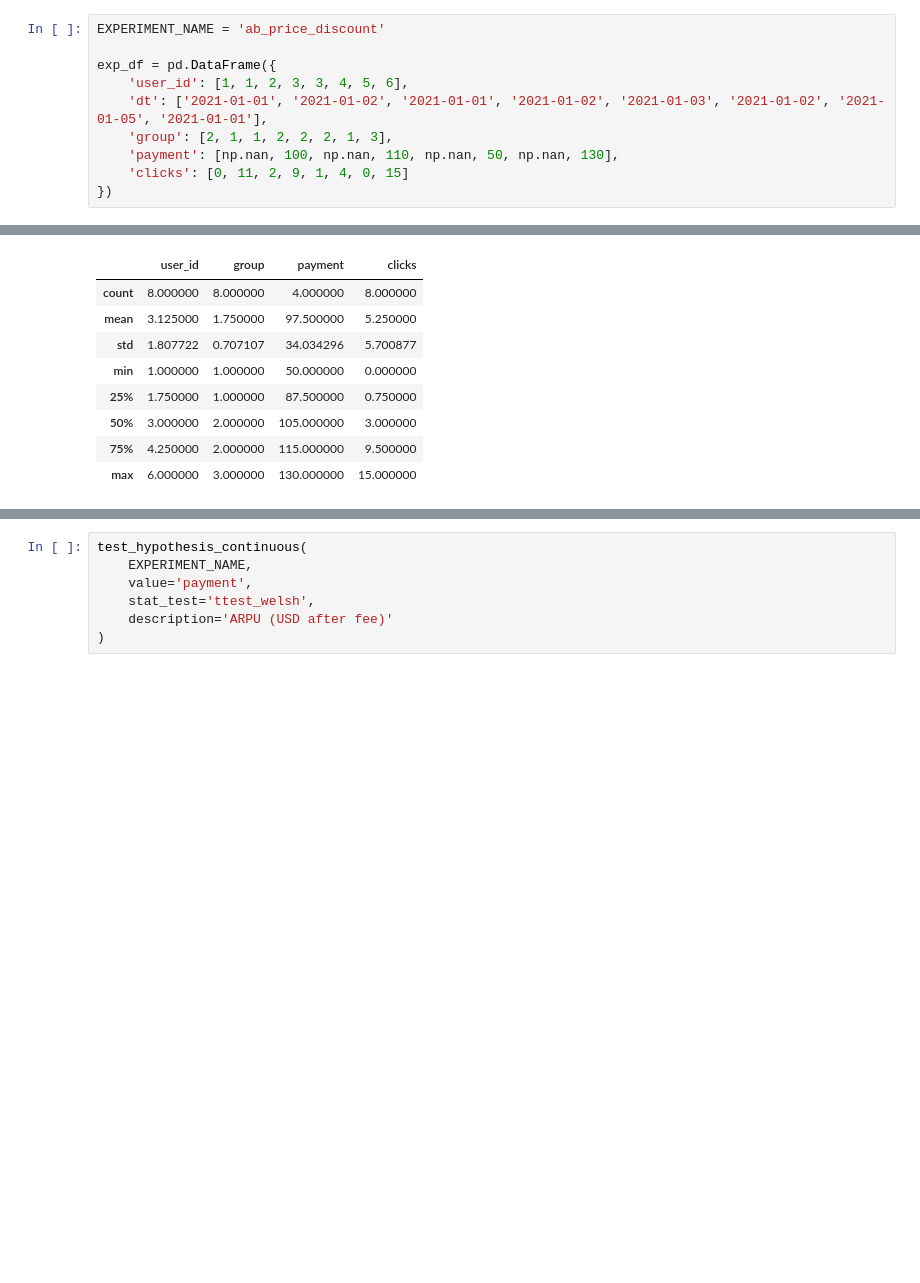
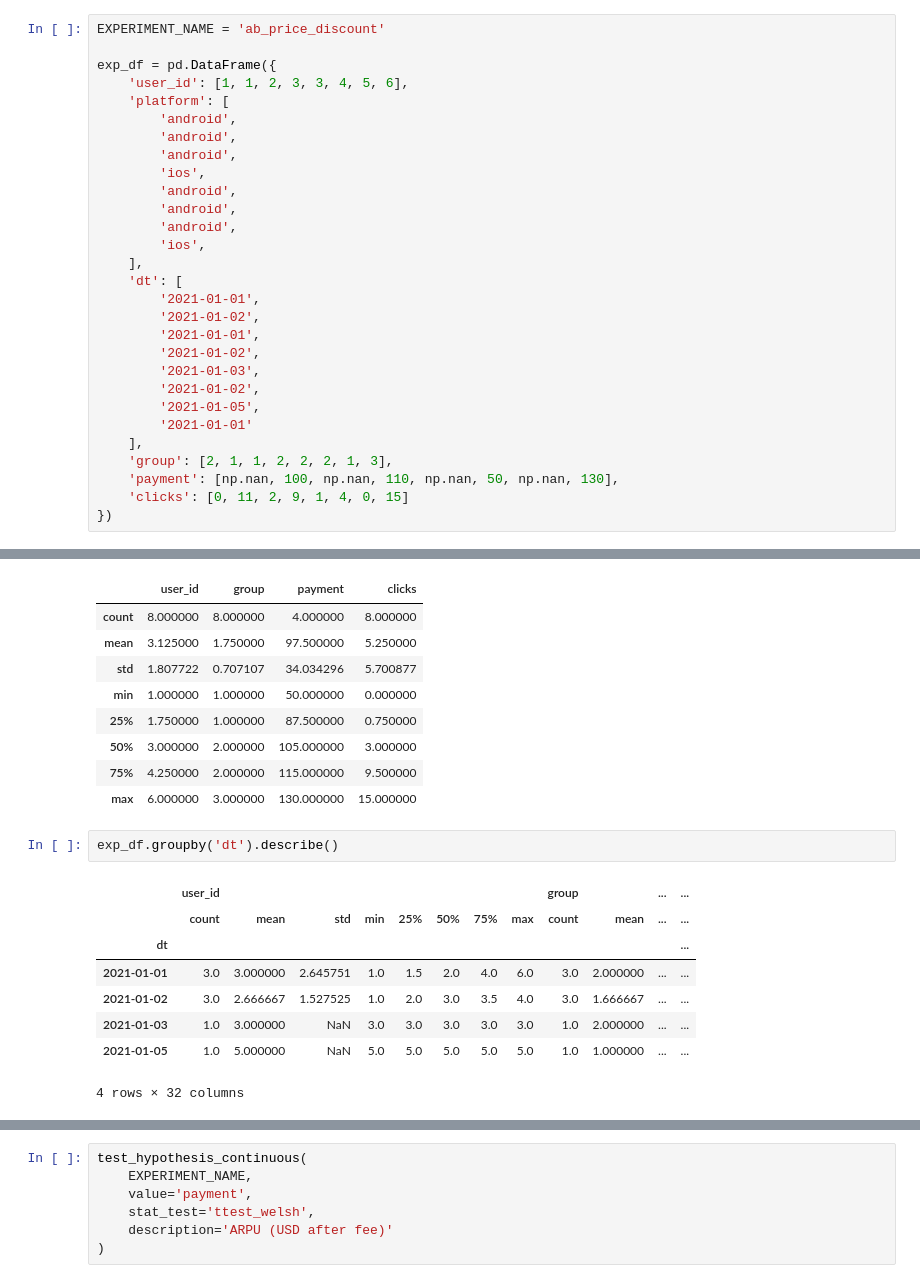
Before and after one commit to sqweptic/burnaby, a Jupyter notebook: src/example.ipynb, the cells around one changed output, grey strips where cells are left out. Drawn from its saved outputs; the diff is of its cells as text; blank space fills up the shorter version.

```diff
--- a/src/example.ipynb
+++ b/src/example.ipynb
@@ -16,7 +17,26 @@ EXPERIMENT_NAME = 'ab_price_discount'
 
 exp_df = pd.DataFrame({
     'user_id': [1, 1, 2, 3, 3, 4, 5, 6],
-    'dt': ['2021-01-01', '2021-01-02', '2021-01-01', '2021-01-02', '2021-01-03', '2021-01-02', '2021-01-05', '2021-01-01'],
+    'platform': [
+        'android',
+        'android',
+        'android',
+        'ios',
+        'android',
+        'android',
+        'android',
+        'ios',
+    ],
+    'dt': [
+        '2021-01-01',
+        '2021-01-02',
+        '2021-01-01',
+        '2021-01-02',
+        '2021-01-03',
+        '2021-01-02',
+        '2021-01-05',
+        '2021-01-01'
+    ],
     'group': [2, 1, 1, 2, 2, 2, 1, 3],
     'payment': [np.nan, 100, np.nan, 110, np.nan, 50, np.nan, 130],
     'clicks': [0, 11, 2, 9, 1, 4, 0, 15]
@@ -33,3 +53,14 @@ exp_df.describe()
 | 50% | 3.000000 | 2.000000 | 105.000000 | 3.000000 |
 | 75% | 4.250000 | 2.000000 | 115.000000 | 9.500000 |
 | max | 6.000000 | 3.000000 | 130.000000 | 15.000000 |
+# %%
+exp_df.groupby('dt').describe()
+# %% [output]
+|  | user_id |  |  |  |  |  |  |  | group |  | ... | ... |
+|  | count | mean | std | min | 25% | 50% | 75% | max | count | mean | ... | ... |
+| dt |  |  |  |  |  |  |  |  |  |  |  | ... |
+| 2021-01-01 | 3.0 | 3.000000 | 2.645751 | 1.0 | 1.5 | 2.0 | 4.0 | 6.0 | 3.0 | 2.000000 | ... | ... |
+| 2021-01-02 | 3.0 | 2.666667 | 1.527525 | 1.0 | 2.0 | 3.0 | 3.5 | 4.0 | 3.0 | 1.666667 | ... | ... |
+| 2021-01-03 | 1.0 | 3.000000 | NaN | 3.0 | 3.0 | 3.0 | 3.0 | 3.0 | 1.0 | 2.000000 | ... | ... |
+| 2021-01-05 | 1.0 | 5.000000 | NaN | 5.0 | 5.0 | 5.0 | 5.0 | 5.0 | 1.0 | 1.000000 | ... | ... |
+4 rows × 32 columns
```
Also changed, not shown: parts of 10 cells of this notebook, 11 other files.
